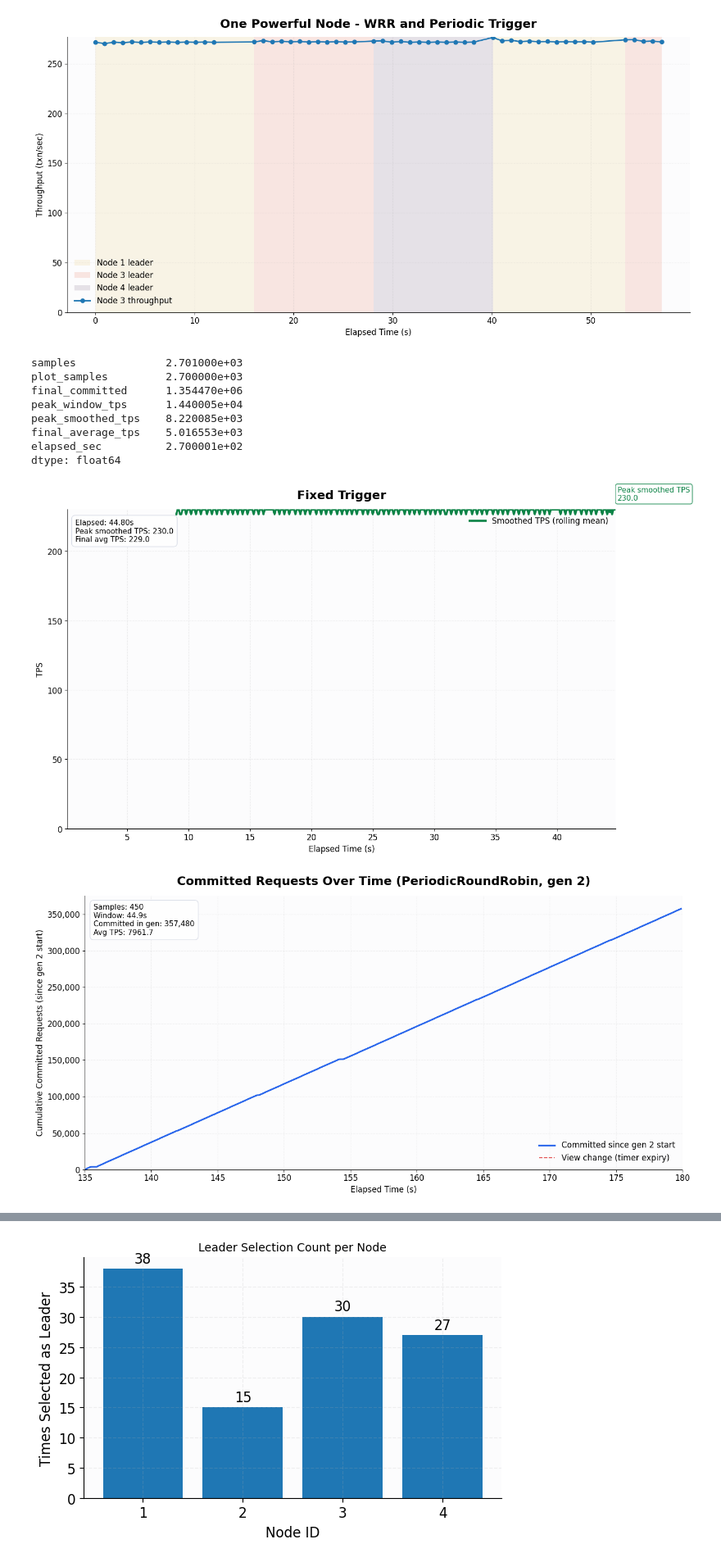
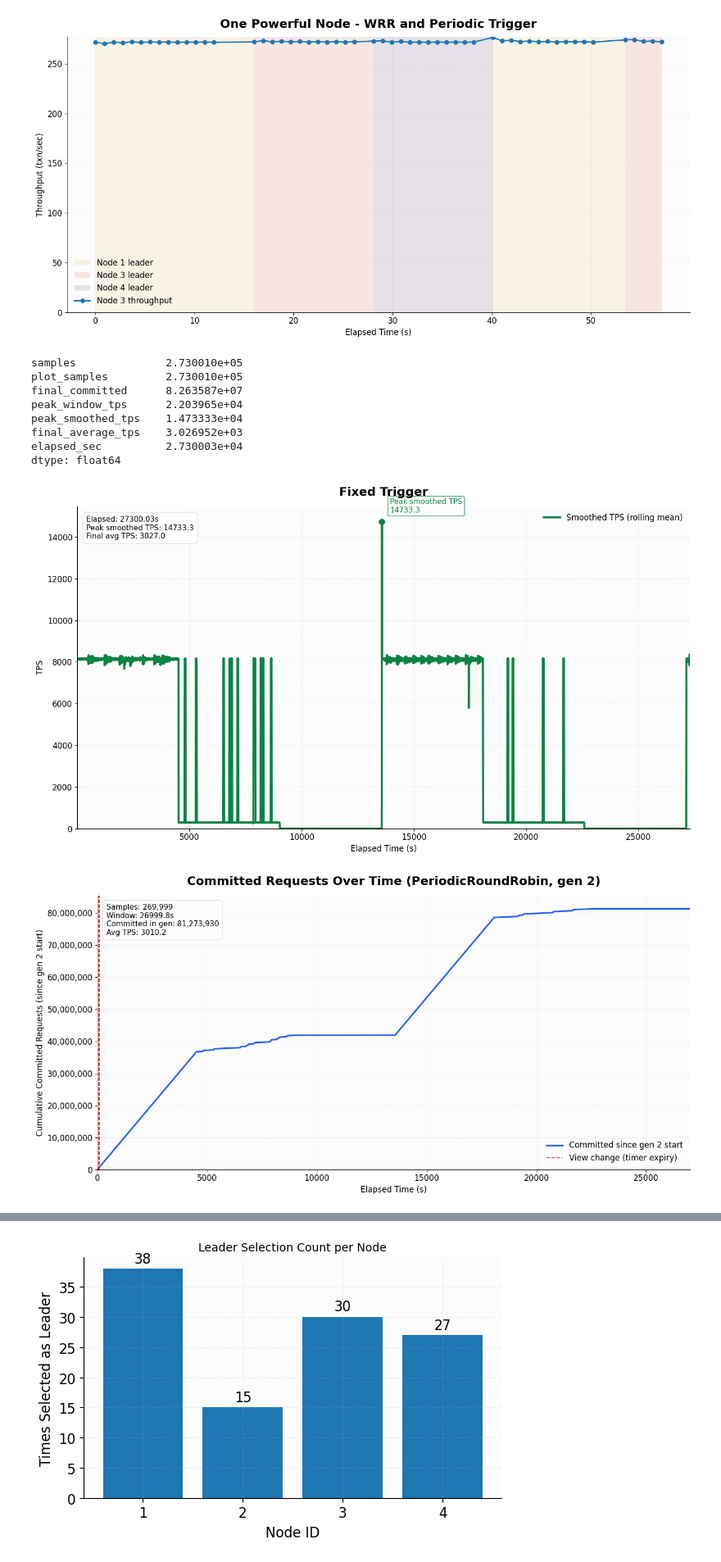
Before and after one commit to Michael112233/pbft, a Jupyter notebook: plot_tps_series.ipynb, the cells around one changed output, grey strips where cells are left out. Shown at 82% size. Saved outputs shown, nothing was run; the diff lists cells and outputs as text; code cells hidden in the pictures.

Commit message:
plots

```diff
--- a/plot_tps_series.ipynb
+++ b/plot_tps_series.ipynb
@@ -161,7 +161,7 @@ plt.show()
 | 4 | 1 | 2026-09-07 18:23:45.478929531-06:00 | 1 | 1497 | 5.504661 | 271.951352 | 1500 | ... |
 [figure]
 # %%
-json_path = Path("results/proposaldelay/report.json")
+json_path = Path("results/fixedrr_20260922_014036/report.json")
 assert json_path.exists(), f"Missing file: {json_path.resolve()}"
 
 with json_path.open() as f:
@@ -171,7 +171,7 @@ df = pd.DataFrame(raw)
 # df = df[(df["average_tps"] >= 500) & (df["average_tps"] <= 3000)].copy()
 
 df = df.sort_values("elapsed_sec").reset_index(drop=True)
-# df = df[df["elapsed_sec"].between(0, 45, inclusive="both")].copy()
+# df = df[df["elapsed_sec"].between(18239, 27000, inclusive="both")].copy()
 df["window_tps_smooth"] = df["window_tps"].rolling(window=90, min_periods=90).mean()
 
 change_mask = df["committed_total"].ne(df["committed_total"].shift(fill_value=-1))
@@ -193,13 +193,13 @@ summary = {
 
 pd.Series(summary)
 # %% [output]
-samples              2.701000e+03
-plot_samples         2.700000e+03
-final_committed      1.354470e+06
-peak_window_tps      1.440005e+04
-peak_smoothed_tps    8.220085e+03
-final_average_tps    5.016553e+03
-elapsed_sec          2.700001e+02
+samples              2.730010e+05
+plot_samples         2.730010e+05
+final_committed      8.263587e+07
+peak_window_tps      2.203965e+04
+peak_smoothed_tps    1.473333e+04
+final_average_tps    3.026952e+03
+elapsed_sec          2.730003e+04
 dtype: float64
 # %%
 fig, ax1 = plt.subplots()
@@ -267,9 +267,9 @@ ax1.legend(loc="upper right", frameon=False)
 plt.tight_layout()
 plt.show()
 # %% [output]
-[figure, old version]
+[figure, new version]
 # %%
-gen_start, gen_end = 135, 180
+gen_start, gen_end = 0, 27000
 # view-change points in elapsed_sec (replica progress timers expiring, from node logs)
 view_change_marks = [56.8, 67.6, 78.0, 88.4]
 
@@ -287,31 +287,31 @@ ax.plot(
 for i, t in enumerate(view_change_marks):
     ax.axvline(t, color="#DC2626", linestyle="--", linewidth=1.4, alpha=0.8,
                label="View change (timer expiry)" if i == 0 else None)
 
 ax.set_title("Committed Requests Over Time (PeriodicRoundRobin, gen 2)", fontsize=18, weight="bold", pad=16)
 ax.set_xlabel("Elapsed Time (s)")
 ax.set_ylabel("Cumulative Committed Requests (since gen 2 start)")
 ax.set_xlim(gen_start, gen_end)
 ax.set_ylim(bottom=0)
 ax.yaxis.set_major_formatter(plt.FuncFormatter(lambda value, _: f"{value:,.0f}"))
 
 total = int(commit_df["committed_in_gen"].iloc[-1])
 duration = commit_df["elapsed_sec"].iloc[-1] - commit_df["elapsed_sec"].iloc[0]
 ax.text(
     0.015,
     0.97,
     f"Samples: {len(commit_df):,}\n"
     f"Window: {duration:.1f}s\n"
     f"Committed in gen: {total:,}\n"
     f"Avg TPS: {total / duration:.1f}",
     transform=ax.transAxes,
     va="top",
     fontsize=11,
     bbox=dict(boxstyle="round,pad=0.5", fc="white", ec="#d9dde7", alpha=0.95),
 )
 ax.legend(loc="lower right", frameon=False)
 
 plt.tight_layout()
 plt.show()
 # %% [output]
-[figure, old version]
+[figure, new version]
```
Also changed, not shown: parts of 7 cells of this notebook.
